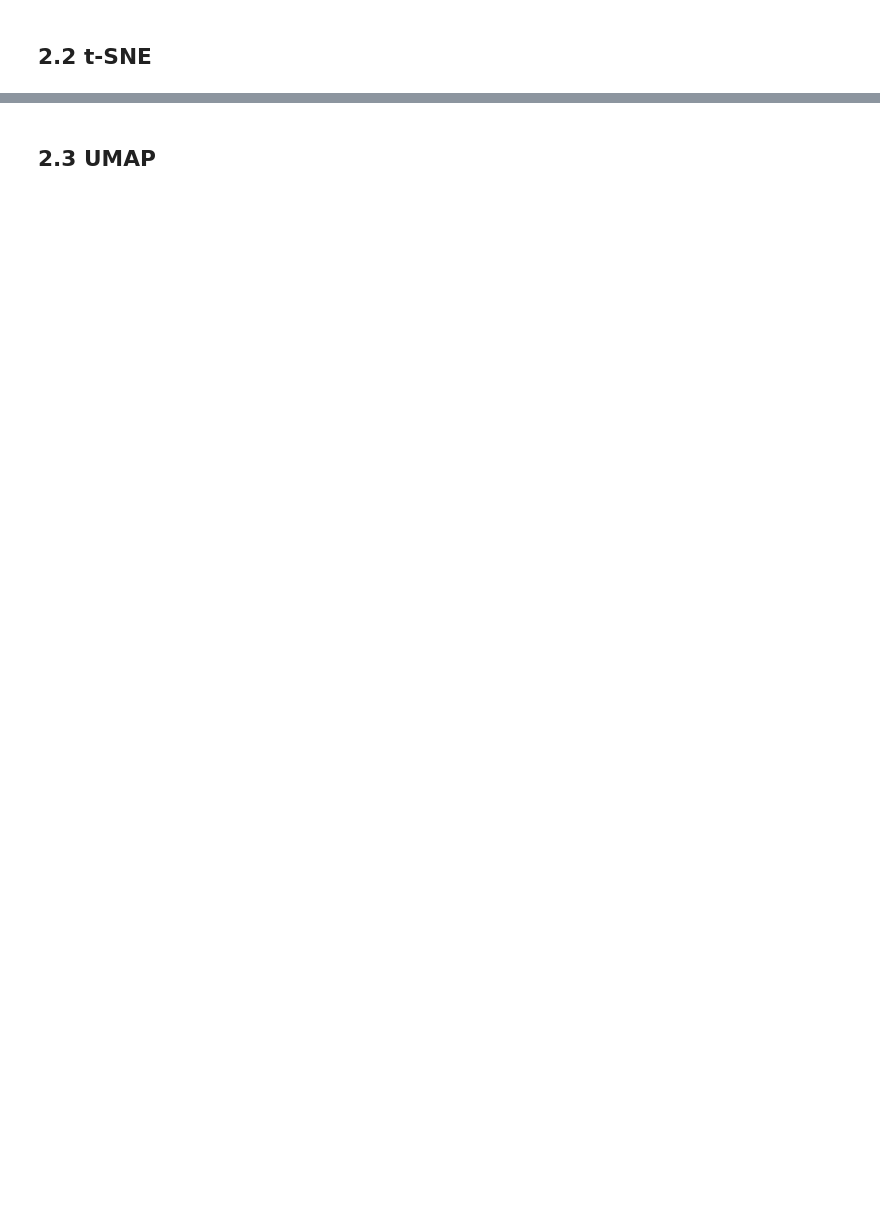
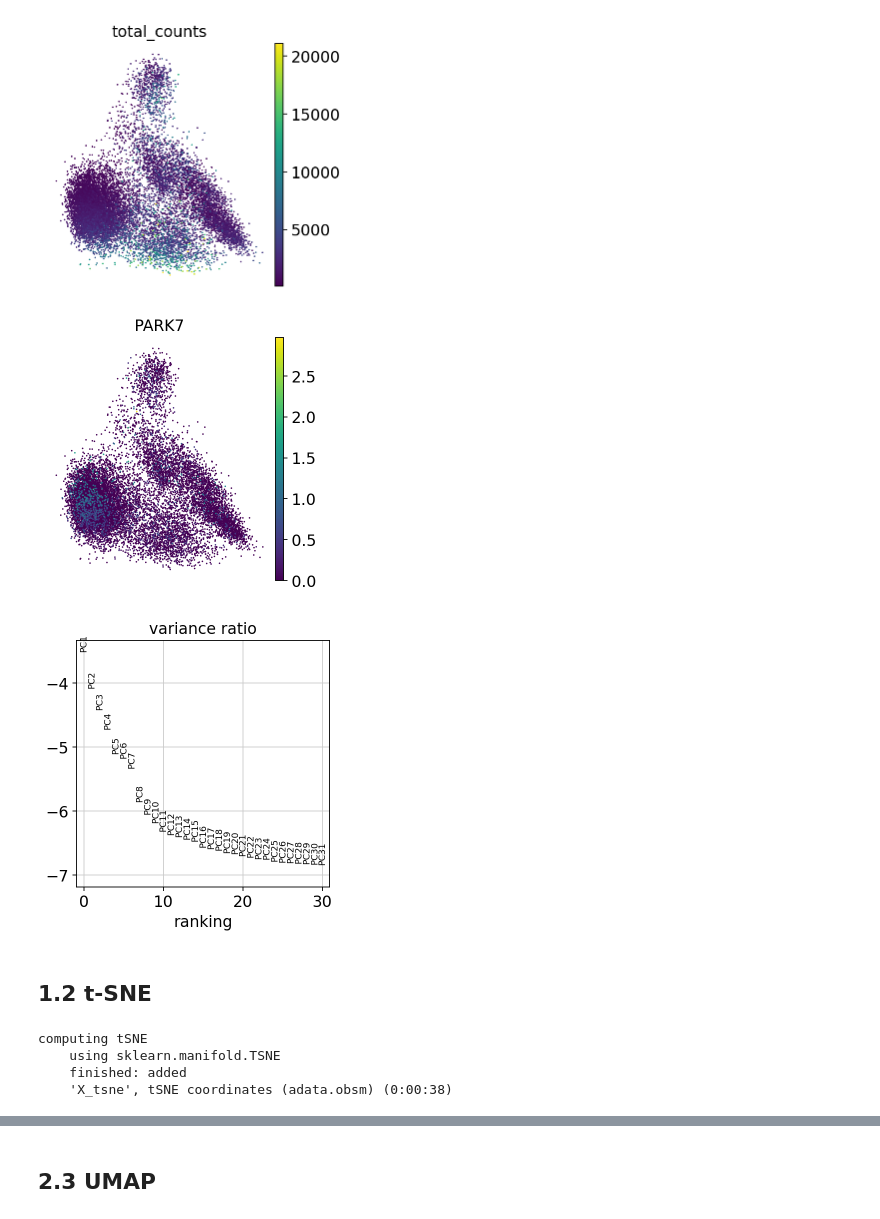
Before and after one commit to Functional-Genomics/scrnaseq_python_2023, a Jupyter notebook: practicals/practicals_02.ipynb, the cells around one changed output, grey strips where cells are left out. Saved outputs shown, nothing was run; the diff lists cells and outputs as text; code cells hidden in the pictures; blank space fills up the shorter version.

```diff
--- a/practicals/practicals_02.ipynb
+++ b/practicals/practicals_02.ipynb
@@ -14,7 +21,7 @@ conda activate sc_py_training
 # %%
 import scanpy as sc
 
-sc.settings.verbosity = 0
+sc.settings.verbosity = 3
 sc.settings.set_figure_params(
     dpi=80,
     facecolor="white",
@@ -23,5 +32,6 @@ sc.settings.set_figure_params(
 # %%
+
 adata = sc.read(
-    filename="s4d8_feature_selection.h5ad",
+    filename="../training_data/s4d8_feature_selection.h5ad",
     backup_url="https://figshare.com/ndownloader/files/40016014",
 )
@@ -38,5 +70,18 @@ sc.pl.pca_scatter(adata, color="total_counts")
+# %%
+sc.pl.pca(adata, color="total_counts")
+sc.pl.pca(adata, color="PARK7")
+sc.pl.pca_variance_ratio(adata, log=True)
+# %% [output]
+[figure, added]
+[figure, added]
+[figure, added]
 # %% [markdown]
-## 2.2 t-SNE
+## 1.2 t-SNE
 # %%
 sc.tl.tsne(adata, use_rep="X_pca")
+# %% [output]
+computing tSNE
+    using sklearn.manifold.TSNE
+    finished: added
+    'X_tsne', tSNE coordinates (adata.obsm) (0:00:38)
 # %%
```
Also changed, not shown: parts of 24 cells of this notebook.
